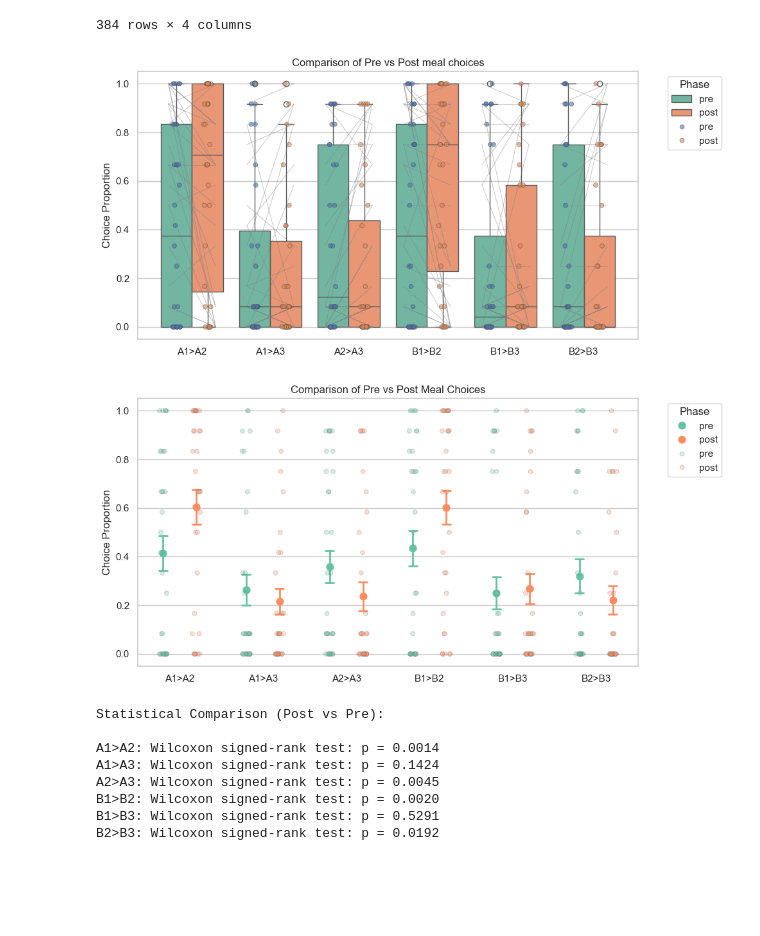
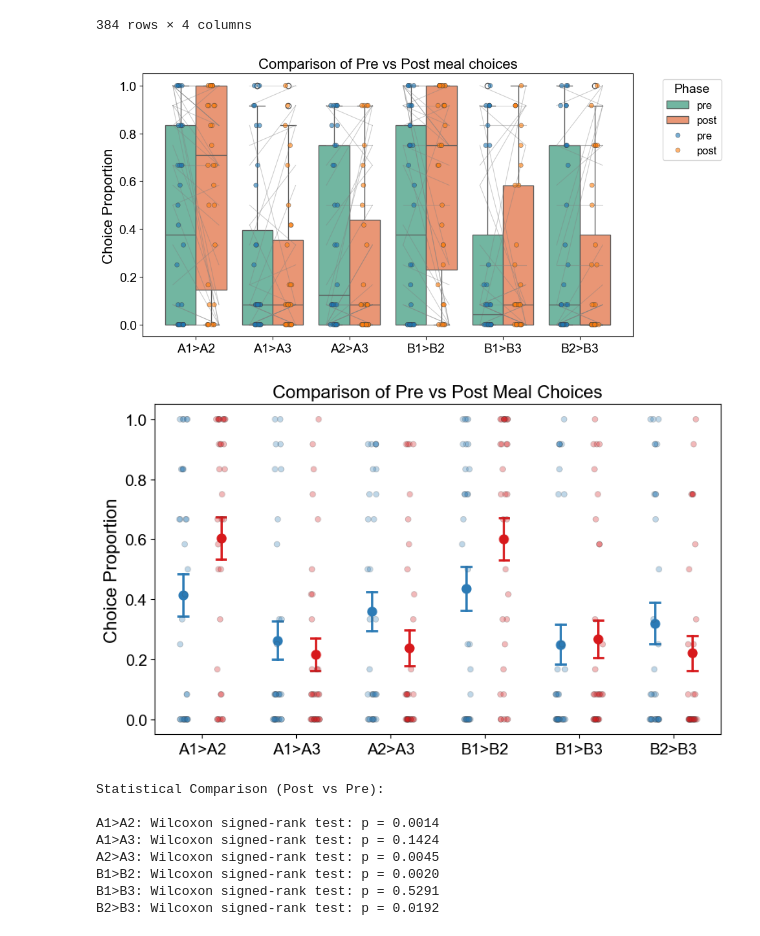
Before and after one commit to QingfangLiu/project-spcd, a Jupyter notebook: behavior/analyze_behaviors.ipynb, the cells around one changed output. Cells and saved outputs as stored; diff of their text form; code cells hidden in the pictures; blank space fills up the shorter version.

```diff
--- a/behavior/analyze_behaviors.ipynb
+++ b/behavior/analyze_behaviors.ipynb
@@ -6,6 +6,21 @@ from IPython.display import Image, display
 import seaborn as sns
 from scipy.stats import ttest_rel, wilcoxon
 from scipy.stats import pearsonr
+# %%
+import matplotlib.pyplot as plt
+plt.rcParams['font.family'] = 'Arial'
+
+plt.rc('axes', titlesize=16)       # Title size
+plt.rc('axes', labelsize=16)       # Axis label size
+plt.rc('xtick', labelsize=14)      # X-tick label size
+plt.rc('ytick', labelsize=14)      # Y-tick label size
+plt.rc('legend', fontsize=12)      # Legend font size
+plt.rc('font', size=14)            # General font size
+
+session_colors = {
+    'pre': '#2C7BB6',   # Cerulean Blue
+    'post': '#D7191C'   # Vermilion
+}
 # %%
 # Base directory
 base_path = Path('/Users/liuq13/SPCD_data/beh_processed')
@@ -319,40 +335,44 @@ plt.legend(title='Phase', bbox_to_anchor=(1.05, 1), loc='upper left')
 plt.tight_layout()
 plt.show()
 # %% [output]
-[figure, old version]
+[figure, new version]
 # %%
 # Make numeric labels for choice_class
 unique_classes = sorted(df_all['choice_class'].unique())
 class_to_num = {label: i for i, label in enumerate(unique_classes)}
 
 # Plot
-plt.figure(figsize=(10, 5))
+plt.figure(figsize=(8, 5))
 
 # Mean ± SE bar with pointplot
 sns.pointplot(
     data=df_all, x='choice_class', y='acc', hue='phase',
-    errorbar='se', dodge=0.4, palette='Set2',
+    errorbar='se', dodge=0.4, palette=session_colors,
     markers='o', linestyles='none', err_kws={'linewidth': 2},
     capsize=0.1
 )
 
 # Stripplot overlaid (individual data points)
 sns.stripplot(
     data=df_all, x='choice_class', y='acc', hue='phase',
     dodge=True, jitter=True, alpha=0.3, linewidth=0.5, edgecolor='gray',
-    palette='Set2'
+    palette=session_colors
 )
 
 # Final touches
 plt.title('Comparison of Pre vs Post Meal Choices')
 plt.xlabel('')
 plt.ylabel('Choice Proportion')
 plt.ylim(-0.05, 1.05)
-plt.legend(title='Phase', bbox_to_anchor=(1.05, 1), loc='upper left')
+
+# Remove legend
+plt.gca().get_legend().remove()
+#plt.legend(title='Phase', bbox_to_anchor=(1.05, 1), loc='upper left')
 plt.tight_layout()
+plt.savefig('../plots/probe.pdf', format='pdf', bbox_inches='tight')
 plt.show()
 # %% [output]
-[figure, old version]
+[figure, new version]
 # %%
 # Pivot to wide format (pre, post)
 pivoted = df_all.pivot_table(index=['subject', 'choice_class'], columns='phase', values='acc').reset_index()
```
Also changed, not shown: parts of 2 cells of this notebook, 10 other files.
